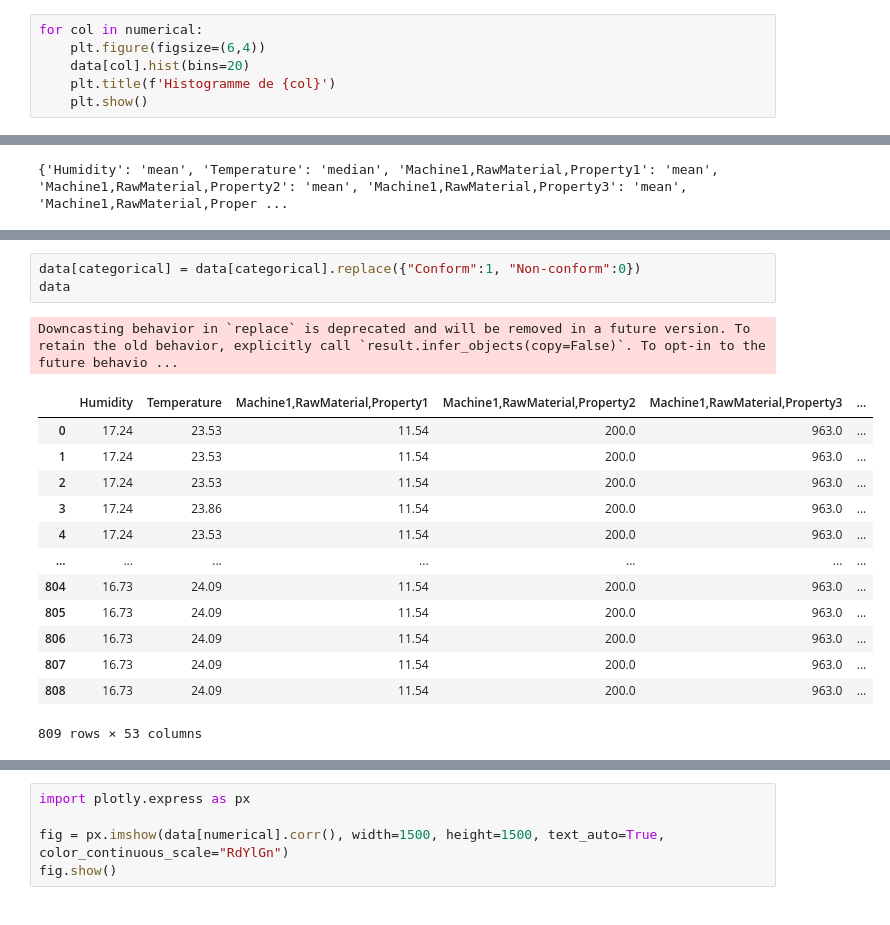
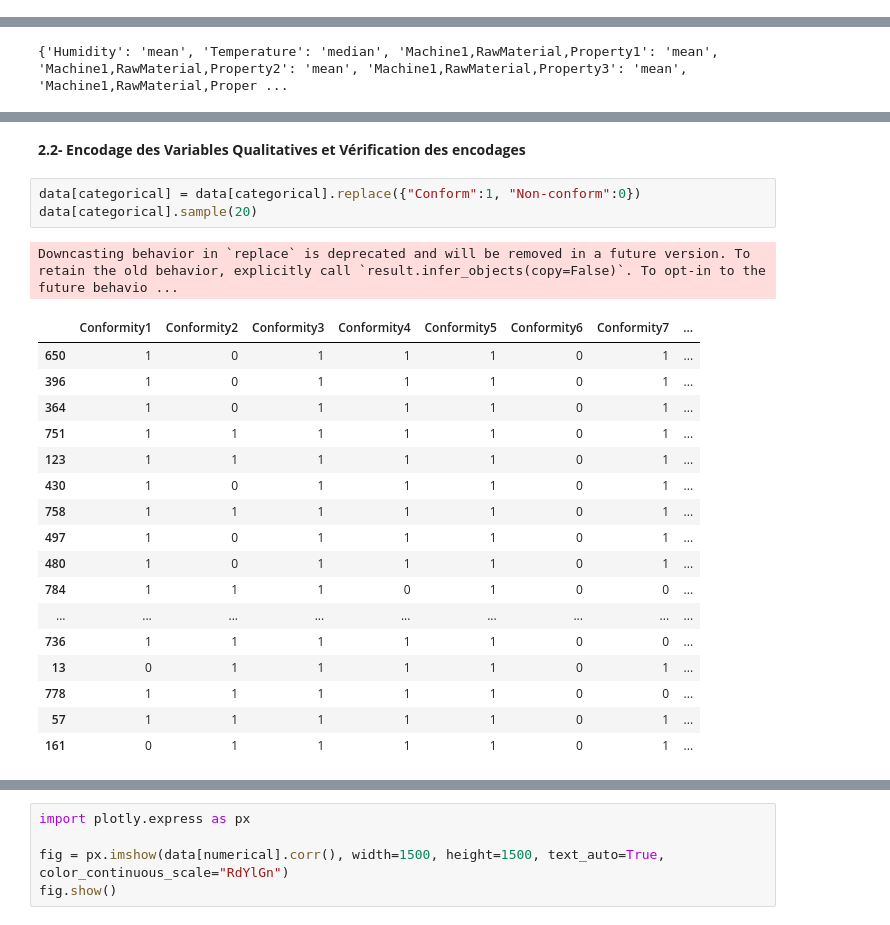
Before and after one commit to moubarik-ashraf/NOTEBOOKS, a Jupyter notebook: TP1.ipynb, the cells around one changed output, grey strips where cells are left out. Cells and saved outputs as stored; diff of their text form.

```diff
--- a/TP1.ipynb
+++ b/TP1.ipynb
@@ -65,6 +76,0 @@ la forme de la distribution : symétrique, asymétrique
-# %%
-for col in numerical:
-    plt.figure(figsize=(6,4))
-    data[col].hist(bins=20)
-    plt.title(f'Histogramme de {col}')
-    plt.show()
@@ -282,18 +299,24 @@ print(impute_methods)
+# %% [markdown]
+**2.2- Encodage des Variables Qualitatives et Vérification des encodages**
 # %%
 data[categorical] = data[categorical].replace({"Conform":1, "Non-conform":0})
-data
+data[categorical].sample(20)
 # %% [output]
 Downcasting behavior in `replace` is deprecated and will be removed in a future version. To retain the old behavior, explicitly call `result.infer_objects(copy=False)`. To opt-in to the future behavio ...
-|  | Humidity | Temperature | Machine1,RawMaterial,Property1 | Machine1,RawMaterial,Property2 | Machine1,RawMaterial,Property3 | ... |
-| 0 | 17.24 | 23.53 | 11.54 | 200.0 | 963.0 | ... |
-| 1 | 17.24 | 23.53 | 11.54 | 200.0 | 963.0 | ... |
-| 2 | 17.24 | 23.53 | 11.54 | 200.0 | 963.0 | ... |
-| 3 | 17.24 | 23.86 | 11.54 | 200.0 | 963.0 | ... |
-| 4 | 17.24 | 23.53 | 11.54 | 200.0 | 963.0 | ... |
-| ... | ... | ... | ... | ... | ... | ... |
-| 804 | 16.73 | 24.09 | 11.54 | 200.0 | 963.0 | ... |
-| 805 | 16.73 | 24.09 | 11.54 | 200.0 | 963.0 | ... |
-| 806 | 16.73 | 24.09 | 11.54 | 200.0 | 963.0 | ... |
-| 807 | 16.73 | 24.09 | 11.54 | 200.0 | 963.0 | ... |
-| 808 | 16.73 | 24.09 | 11.54 | 200.0 | 963.0 | ... |
+|  | Conformity1 | Conformity2 | Conformity3 | Conformity4 | Conformity5 | Conformity6 | Conformity7 | ... |
+| 650 | 1 | 0 | 1 | 1 | 1 | 0 | 1 | ... |
+| 396 | 1 | 0 | 1 | 1 | 1 | 0 | 1 | ... |
+| 364 | 1 | 0 | 1 | 1 | 1 | 0 | 1 | ... |
+| 751 | 1 | 1 | 1 | 1 | 1 | 0 | 1 | ... |
+| 123 | 1 | 1 | 1 | 1 | 1 | 0 | 1 | ... |
+| 430 | 1 | 0 | 1 | 1 | 1 | 0 | 1 | ... |
+| 758 | 1 | 1 | 1 | 1 | 1 | 0 | 1 | ... |
+| 497 | 1 | 0 | 1 | 1 | 1 | 0 | 1 | ... |
+| 480 | 1 | 0 | 1 | 1 | 1 | 0 | 1 | ... |
+| 784 | 1 | 1 | 1 | 0 | 1 | 0 | 0 | ... |
+| ... | ... | ... | ... | ... | ... | ... | ... | ... |
+| 736 | 1 | 1 | 1 | 1 | 1 | 0 | 0 | ... |
+| 13 | 0 | 1 | 1 | 1 | 1 | 0 | 1 | ... |
+| 778 | 1 | 1 | 1 | 1 | 1 | 0 | 0 | ... |
+| 57 | 1 | 1 | 1 | 1 | 1 | 0 | 1 | ... |
+| 161 | 0 | 1 | 1 | 1 | 1 | 0 | 1 | ... |
-809 rows × 53 columns
```
Also changed, not shown: parts of 24 cells of this notebook.
